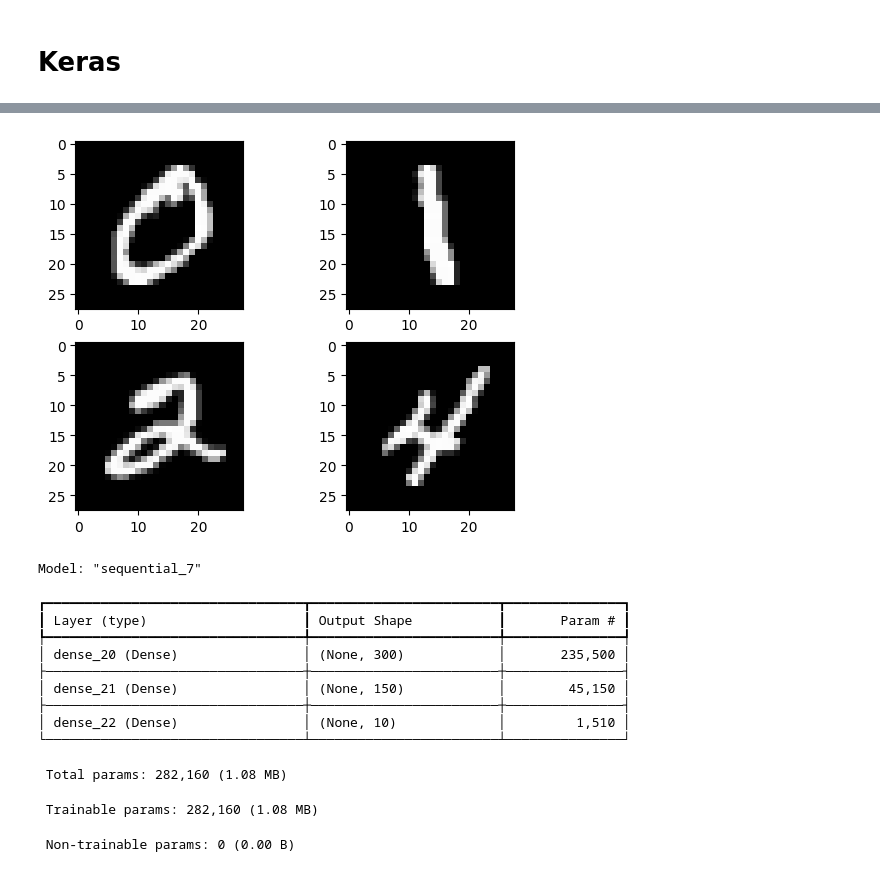
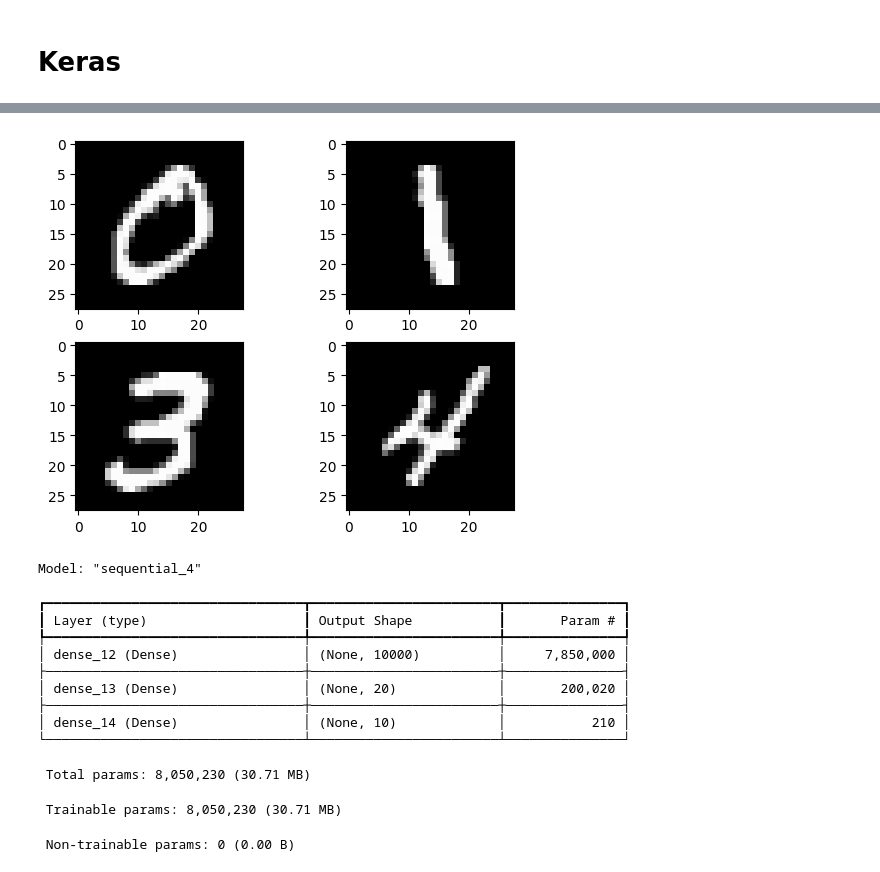
Before and after one commit to sathyanarayanan-asaithambi/GenAI, a Jupyter notebook: 6. Neural Networks/TF_Keras_V3.ipynb, the cells around one changed output, grey strips where cells are left out. Cells and saved outputs as stored; diff of their text form; code cells hidden in the pictures.

```diff
--- a/6. Neural Networks/TF_Keras_V3.ipynb
+++ b/6. Neural Networks/TF_Keras_V3.ipynb
@@ -327,50 +239,50 @@ Downloading data from https://storage.googleapis.com/tensorflow/tf-keras-dataset
 # %%
 # Plot 4 images as gray scale
 
 %matplotlib inline
 import matplotlib.pyplot as plt
 plt.subplot(221)
 plt.imshow(X_train[1], cmap=plt.get_cmap('gray'))
 plt.subplot(222)
 plt.imshow(X_train[6], cmap=plt.get_cmap('gray'))
 plt.subplot(223)
-plt.imshow(X_train[5], cmap=plt.get_cmap('gray'))
+plt.imshow(X_train[7], cmap=plt.get_cmap('gray'))
 plt.subplot(224)
 plt.imshow(X_train[9], cmap=plt.get_cmap('gray'))
 
 # show the plot
 plt.show()
 # %% [output]
-[figure, old version]
+[figure, new version]
 # %%
 model = keras.Sequential()
 model.add(layers.Input(shape=(784,)))
 #Input Layer. The model needs to know what input shape it should expect.
 #For this reason, the first layer in a Sequential model needs to receive information about its input shape.
 #Only the first need the snape information, because following layers can do automatic shape inference
-model.add(layers.Dense(300, activation='sigmoid')) #, input_shape=(784,)))
+model.add(layers.Dense(10000, activation='sigmoid')) #, input_shape=(784,)))
 
 #The dense layer is simply a layer where each unit or neuron is connected to each neuron in the next layer.
-model.add(layers.Dense(150, activation='sigmoid'))
+model.add(layers.Dense(20, activation='sigmoid'))
 
 #In the final layer mention the output classes
-model.add(layers.Dense(10, activation='sigmoid'))
+model.add(layers.Dense(10, activation='softmax'))
 
 #Model Summary
 model.summary()
 # %% [output]
-Model: "sequential_7"
+Model: "sequential_4"
 ┏━━━━━━━━━━━━━━━━━━━━━━━━━━━━━━━━━┳━━━━━━━━━━━━━━━━━━━━━━━━┳━━━━━━━━━━━━━━━┓
 ┃ Layer (type)                    ┃ Output Shape           ┃       Param # ┃
 ┡━━━━━━━━━━━━━━━━━━━━━━━━━━━━━━━━━╇━━━━━━━━━━━━━━━━━━━━━━━━╇━━━━━━━━━━━━━━━┩
-│ dense_20 (Dense)                │ (None, 300)            │       235,500 │
+│ dense_12 (Dense)                │ (None, 10000)          │     7,850,000 │
 ├─────────────────────────────────┼────────────────────────┼───────────────┤
-│ dense_21 (Dense)                │ (None, 150)            │        45,150 │
+│ dense_13 (Dense)                │ (None, 20)             │       200,020 │
 ├─────────────────────────────────┼────────────────────────┼───────────────┤
-│ dense_22 (Dense)                │ (None, 10)             │         1,510 │
+│ dense_14 (Dense)                │ (None, 10)             │           210 │
 └─────────────────────────────────┴────────────────────────┴───────────────┘
- Total params: 282,160 (1.08 MB)
+ Total params: 8,050,230 (30.71 MB)
- Trainable params: 282,160 (1.08 MB)
+ Trainable params: 8,050,230 (30.71 MB)
  Non-trainable params: 0 (0.00 B)
 # %%
 # Compiling model : we define loss function, optimizer and validation matric of our choice
```
Also changed, not shown: parts of 16 cells of this notebook.
